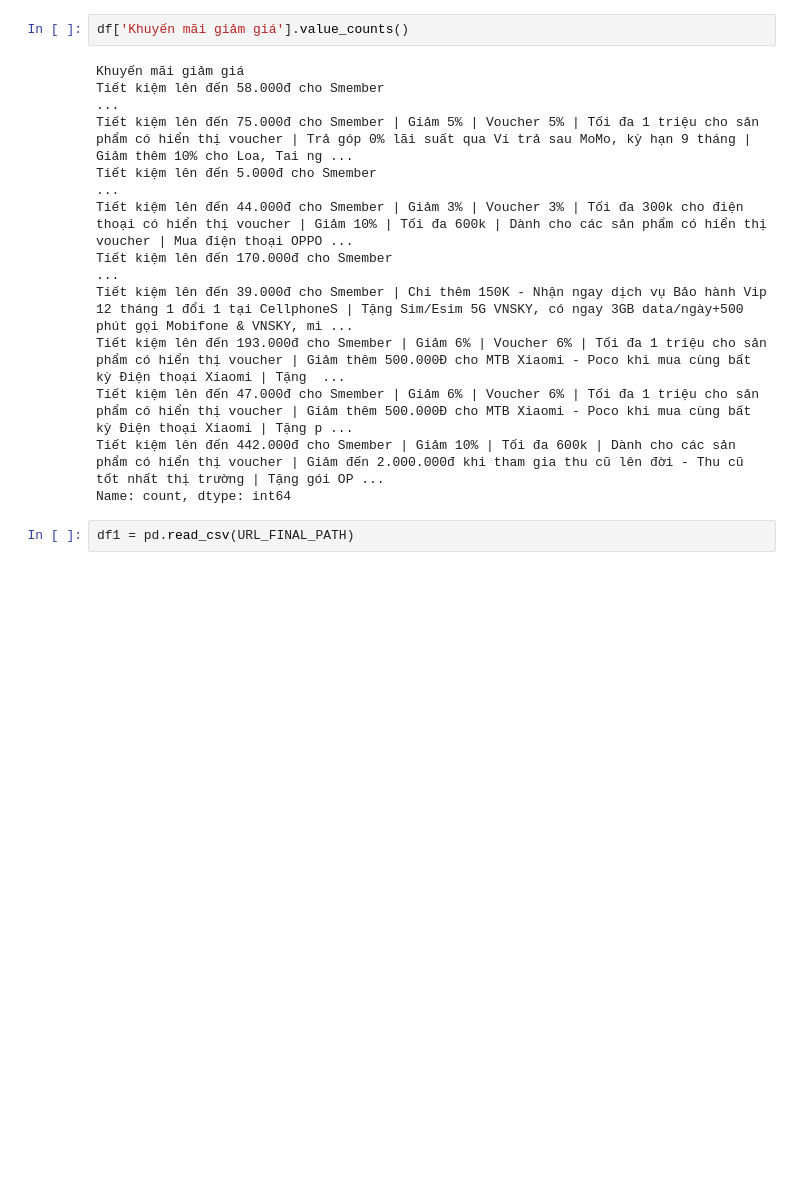
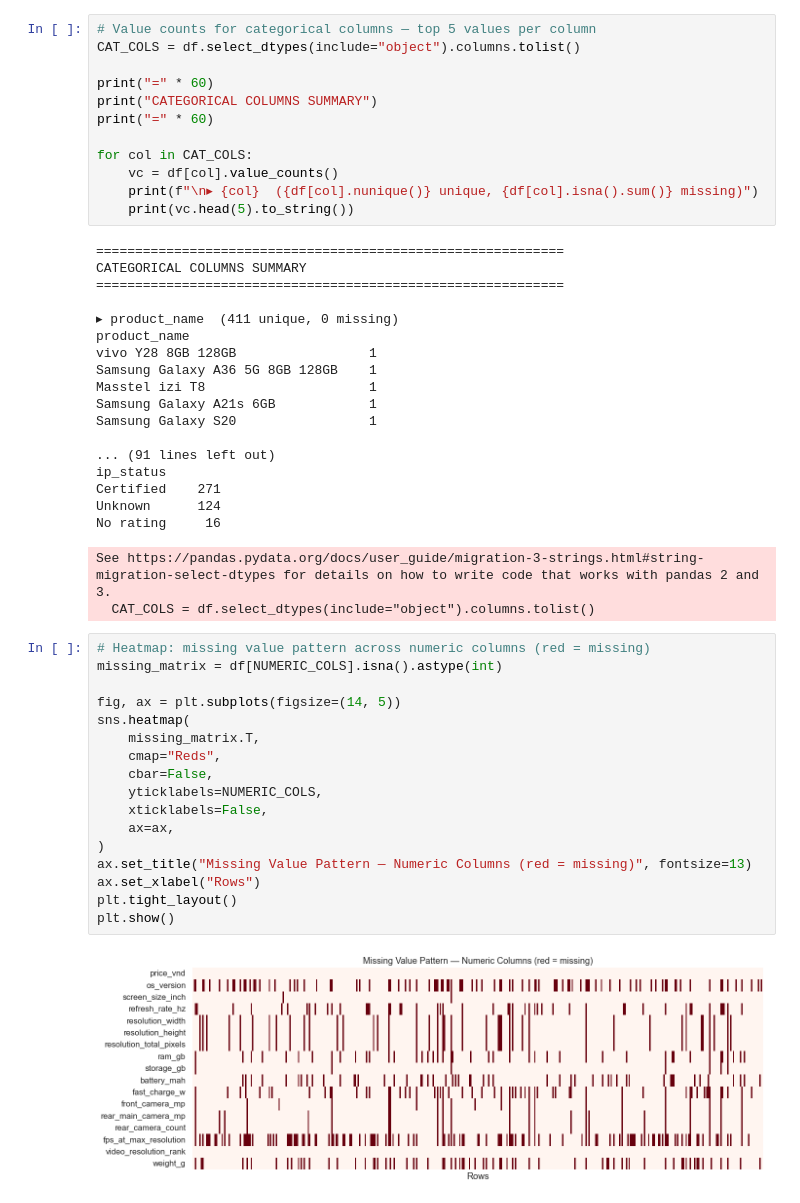
Before and after one commit to maidang09122006-ux/Preprocessing_Constructing_Dataset_PHONE, a Jupyter notebook: notebooks/EDA/EDA.ipynb, the cells around one changed output. Drawn from its saved outputs; the diff is of its cells as text; blank space fills up the shorter version.

```diff
--- a/notebooks/EDA/EDA.ipynb
+++ b/notebooks/EDA/EDA.ipynb
@@ -48,17 +101,52 @@ df.head(10)
 # %%
-df['Khuyến mãi giảm giá'].value_counts()
+# Value counts for categorical columns — top 5 values per column
+CAT_COLS = df.select_dtypes(include="object").columns.tolist()
+
+print("=" * 60)
+print("CATEGORICAL COLUMNS SUMMARY")
+print("=" * 60)
+
+for col in CAT_COLS:
+    vc = df[col].value_counts()
+    print(f"\n▸ {col}  ({df[col].nunique()} unique, {df[col].isna().sum()} missing)")
+    print(vc.head(5).to_string())
 # %% [output]
-Khuyến mãi giảm giá
-Tiết kiệm lên đến 58.000đ cho Smember                                                                                                                                                                    ...
-Tiết kiệm lên đến 75.000đ cho Smember | Giảm 5% | Voucher 5% | Tối đa 1 triệu cho sản phẩm có hiển thị voucher | Trả góp 0% lãi suất qua Ví trả sau MoMo, kỳ hạn 9 tháng | Giảm thêm 10% cho Loa, Tai ng ...
-Tiết kiệm lên đến 5.000đ cho Smember                                                                                                                                                                     ...
-Tiết kiệm lên đến 44.000đ cho Smember | Giảm 3% | Voucher 3% | Tối đa 300k cho điện thoại có hiển thị voucher | Giảm 10% | Tối đa 600k | Dành cho các sản phẩm có hiển thị voucher | Mua điện thoại OPPO ...
-Tiết kiệm lên đến 170.000đ cho Smember                                                                                                                                                                   ...
-Tiết kiệm lên đến 39.000đ cho Smember | Chi thêm 150K - Nhận ngay dịch vụ Bảo hành Vip 12 tháng 1 đổi 1 tại CellphoneS | Tặng Sim/Esim 5G VNSKY, có ngay 3GB data/ngày+500 phút gọi Mobifone & VNSKY, mi ...
-Tiết kiệm lên đến 193.000đ cho Smember | Giảm 6% | Voucher 6% | Tối đa 1 triệu cho sản phẩm có hiển thị voucher | Giảm thêm 500.000Đ cho MTB Xiaomi - Poco khi mua cùng bất kỳ Điện thoại Xiaomi | Tặng  ...
-Tiết kiệm lên đến 47.000đ cho Smember | Giảm 6% | Voucher 6% | Tối đa 1 triệu cho sản phẩm có hiển thị voucher | Giảm thêm 500.000Đ cho MTB Xiaomi - Poco khi mua cùng bất kỳ Điện thoại Xiaomi | Tặng p ...
-Tiết kiệm lên đến 442.000đ cho Smember | Giảm 10% | Tối đa 600k | Dành cho các sản phẩm có hiển thị voucher | Giảm đến 2.000.000đ khi tham gia thu cũ lên đời - Thu cũ tốt nhất thị trường | Tặng gói OP ...
-Name: count, dtype: int64
+============================================================
+CATEGORICAL COLUMNS SUMMARY
+============================================================
+
+▸ product_name  (411 unique, 0 missing)
+product_name
+vivo Y28 8GB 128GB                 1
+Samsung Galaxy A36 5G 8GB 128GB    1
+Masstel izi T8                     1
+Samsung Galaxy A21s 6GB            1
+Samsung Galaxy S20                 1
+
+... (91 lines left out)
+ip_status
+Certified    271
+Unknown      124
+No rating     16
+See https://pandas.pydata.org/docs/user_guide/migration-3-strings.html#string-migration-select-dtypes for details on how to write code that works with pandas 2 and 3.
+  CAT_COLS = df.select_dtypes(include="object").columns.tolist()
 # %%
-df1 = pd.read_csv(URL_FINAL_PATH)
+# Heatmap: missing value pattern across numeric columns (red = missing)
+missing_matrix = df[NUMERIC_COLS].isna().astype(int)
+
+fig, ax = plt.subplots(figsize=(14, 5))
+sns.heatmap(
+    missing_matrix.T,
+    cmap="Reds",
+    cbar=False,
+    yticklabels=NUMERIC_COLS,
+    xticklabels=False,
+    ax=ax,
+)
+ax.set_title("Missing Value Pattern — Numeric Columns (red = missing)", fontsize=13)
+ax.set_xlabel("Rows")
+plt.tight_layout()
+plt.show()
+# %% [output]
+[figure, added]
 # %%
```
Also changed, not shown: parts of 79 cells of this notebook, 3 other files.
